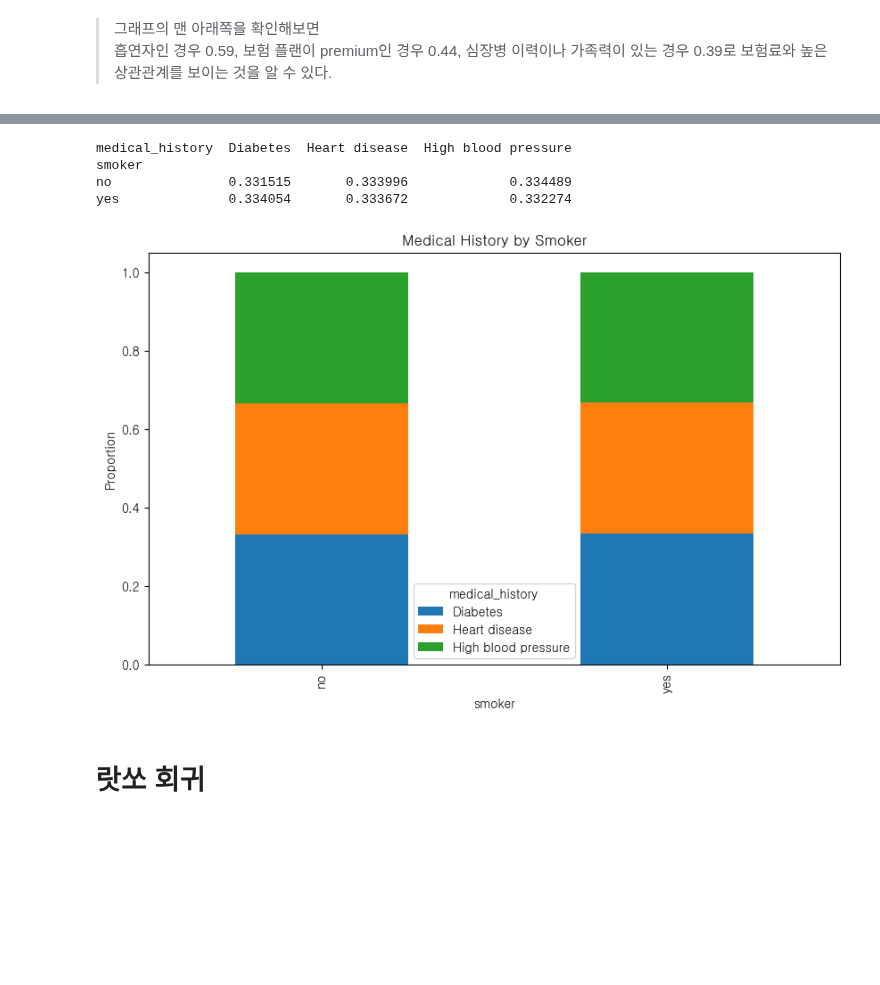
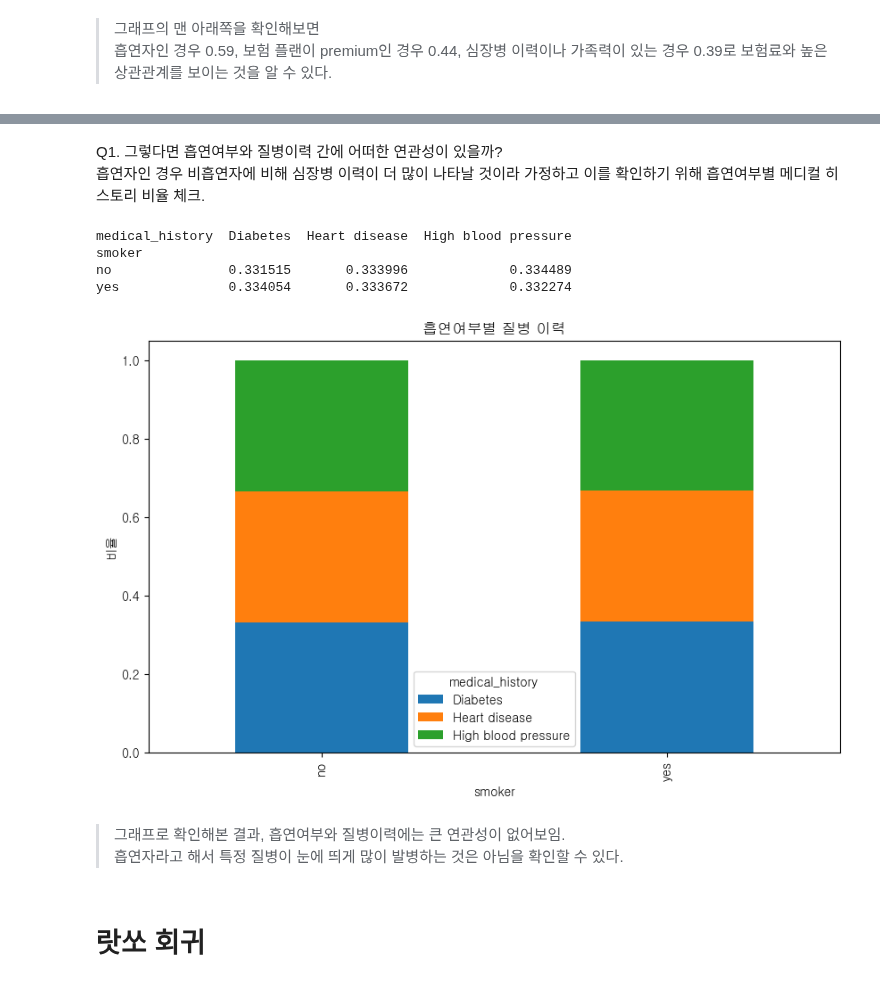
Before and after one commit to halley1116/2025_DA_study, a Jupyter notebook: team2/project1.ipynb, the cells around one changed output, grey strips where cells are left out. Drawn from its saved outputs; the diff is of its cells as text; code cells hidden in the pictures; blank space fills up the shorter version.

```diff
--- a/team2/project1.ipynb
+++ b/team2/project1.ipynb
@@ -499,19 +500,25 @@ plt.show()
+# %% [markdown]
+Q1. 그렇다면 흡연여부와 질병이력 간에 어떠한 연관성이 있을까?
+흡연자인 경우 비흡연자에 비해 심장병 이력이 더 많이 나타날 것이라 가정하고 이를 확인하기 위해 흡연여부별 메디컬 히스토리 비율 체크.
 # %%
 # 흡연 여부별 메디컬 히스토리 비율
 smoker_history = data.groupby('smoker')['medical_history'].value_counts(normalize=True).unstack()
 print(smoker_history)
 
 # 시각화
 smoker_history.plot(kind='bar', stacked=True, figsize=(10, 6))
-plt.title('Medical History by Smoker')
-plt.ylabel('Proportion')
+plt.title('흡연여부별 질병 이력')
+plt.ylabel('비율')
 plt.show()
 # %% [output]
 medical_history  Diabetes  Heart disease  High blood pressure
 smoker
 no               0.331515       0.333996             0.334489
 yes              0.334054       0.333672             0.332274
-[figure, old version]
+[figure, new version]
+# %% [markdown]
+> 그래프로 확인해본 결과, 흡연여부와 질병이력에는 큰 연관성이 없어보임.
+흡연자라고 해서 특정 질병이 눈에 띄게 많이 발병하는 것은 아님을 확인할 수 있다.
 # %% [markdown]
 # 랏쏘 회귀
 # %%
```
Also changed, not shown: parts of 23 cells of this notebook.
